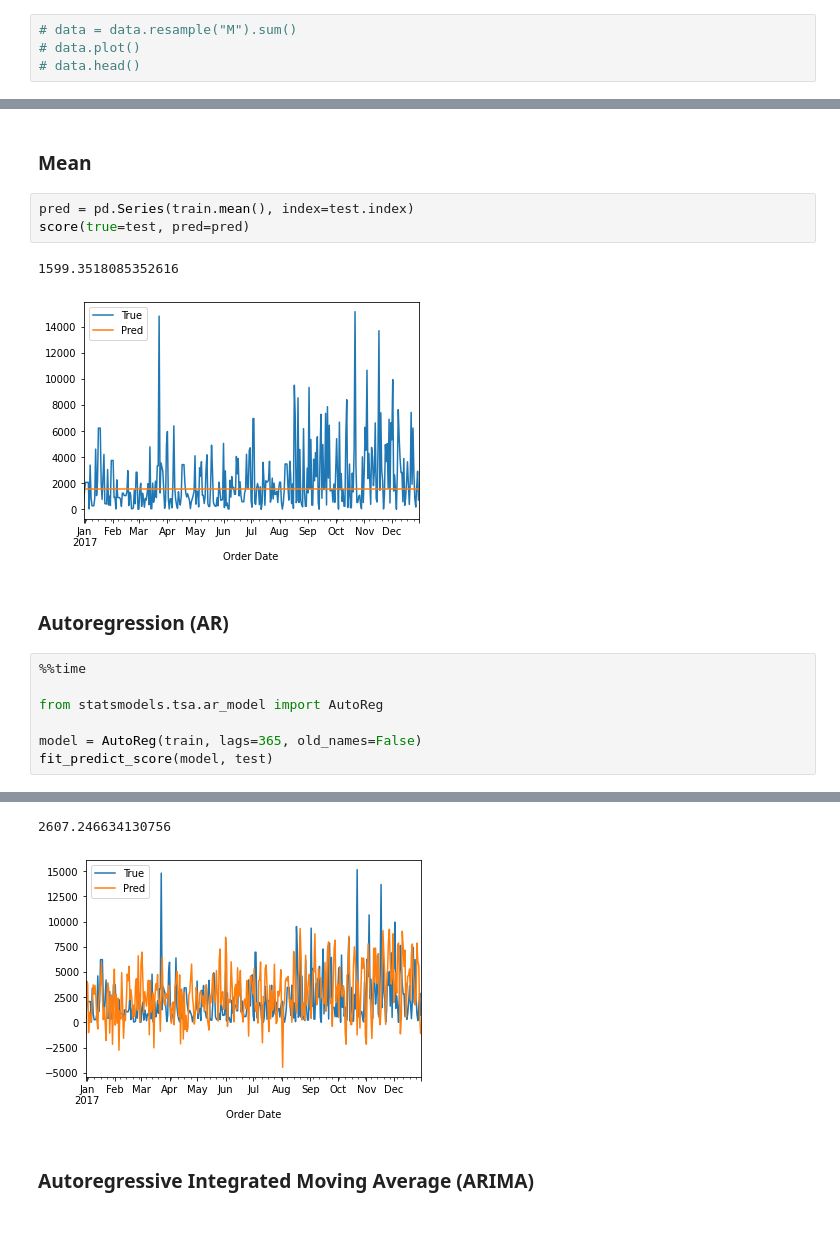
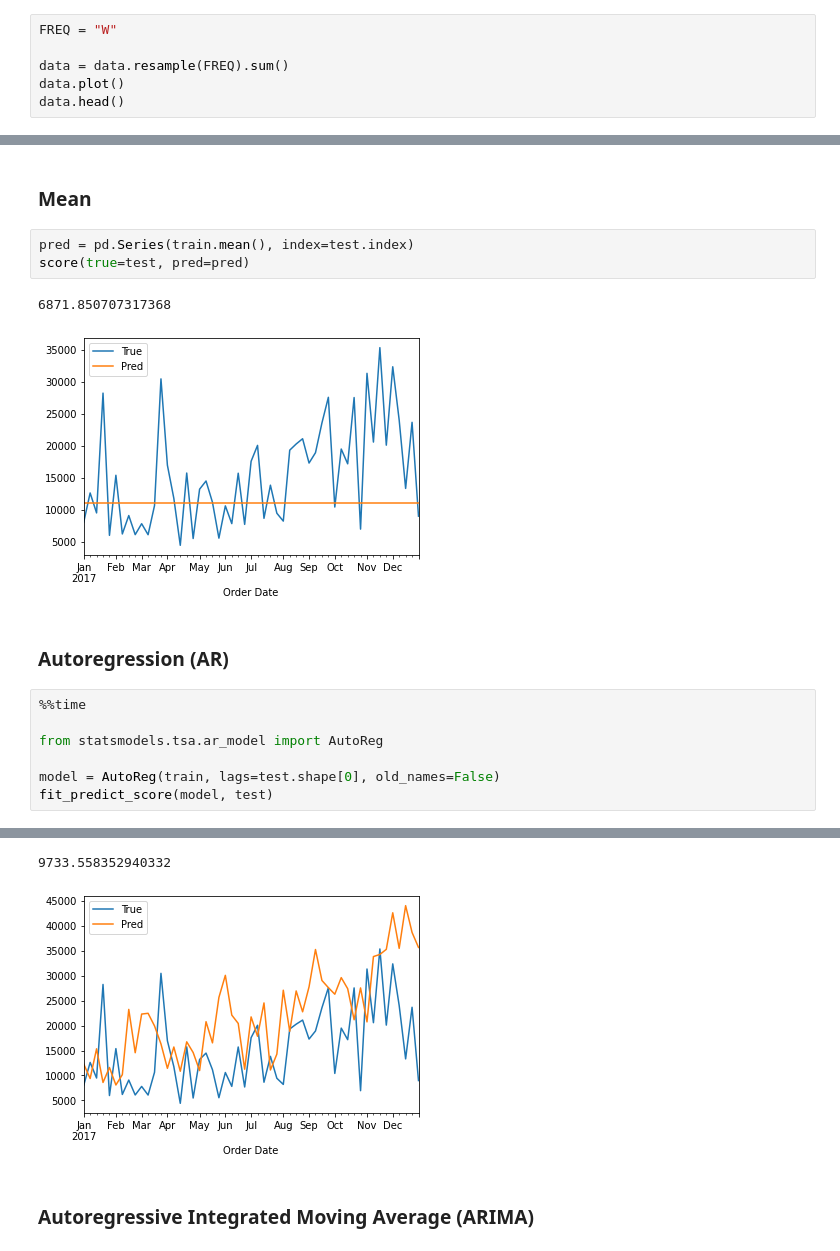
Before and after one commit to matheusccouto/superstore-api, a Jupyter notebook: notebooks/2-matheusccouto-model-selection.ipynb, the cells around one changed output, grey strips where cells are left out. Cells and saved outputs as stored; diff of their text form.

```diff
--- a/notebooks/2-matheusccouto-model-selection.ipynb
+++ b/notebooks/2-matheusccouto-model-selection.ipynb
@@ -66,6 +66,8 @@ We'll use rolling mean to smooth our data.
 # %% [markdown]
 ## Aggregate
 # %%
-# data = data.resample("M").sum()
-# data.plot()
-# data.head()
+FREQ = "W"
+
+data = data.resample(FREQ).sum()
+data.plot()
+data.head()
@@ -169,8 +180,8 @@ def fit_predict_score(model, test, *args, **kwargs):
 pred = pd.Series(train.mean(), index=test.index)
 score(true=test, pred=pred)
 # %% [output]
-1599.3518085352616
+6871.850707317368
-[figure, old version]
+[figure, new version]
 # %% [markdown]
 ### Autoregression (AR)
 # %%
@@ -178,6 +189,6 @@ score(true=test, pred=pred)
 
 from statsmodels.tsa.ar_model import AutoReg
 
-model = AutoReg(train, lags=365, old_names=False)
+model = AutoReg(train, lags=test.shape[0], old_names=False)
 fit_predict_score(model, test)
 # %% [output]
@@ -186,5 +197,5 @@ Wall time: 3.3 s
-2607.246634130756
+9733.558352940332
-[figure, old version]
+[figure, new version]
 # %% [markdown]
 ### Autoregressive Integrated Moving Average (ARIMA)
 # %%
```
Also changed, not shown: parts of 10 cells of this notebook, 5 other files.
